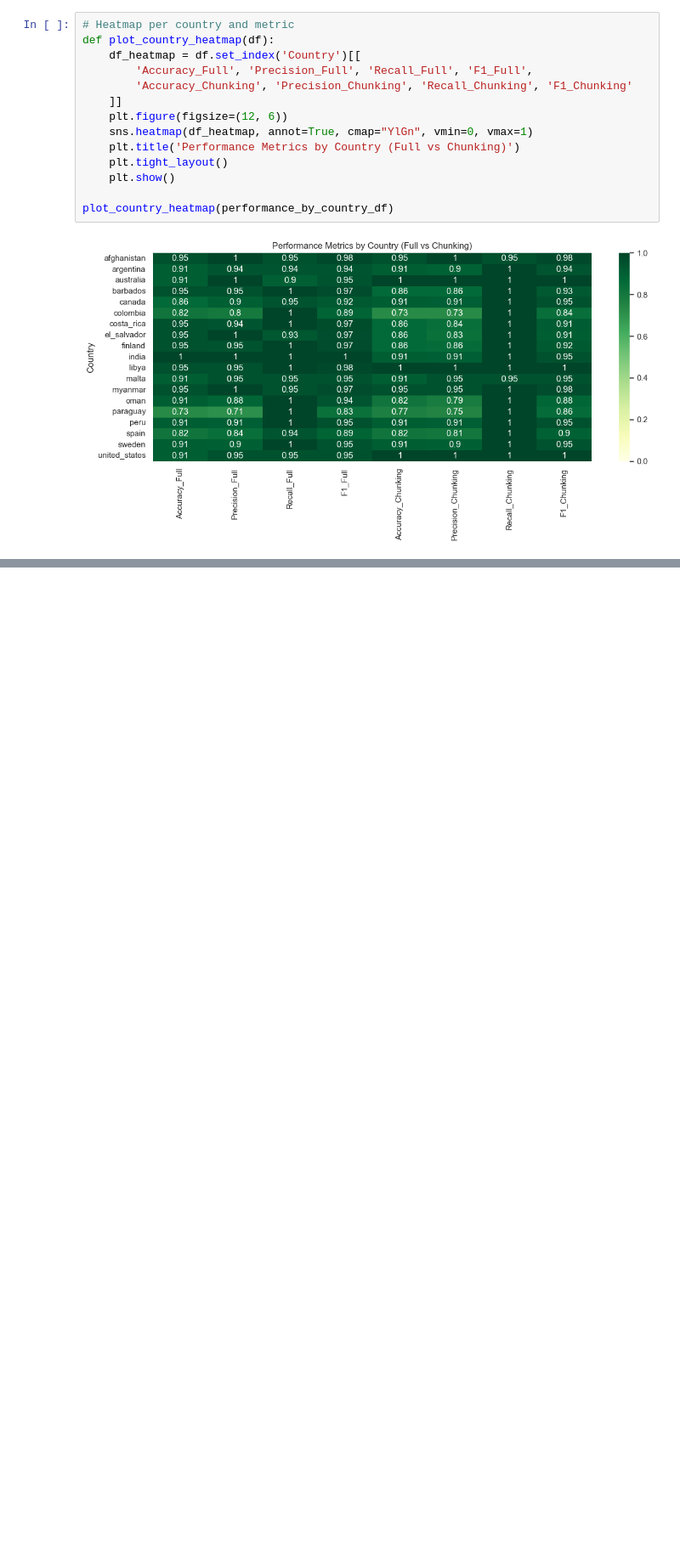
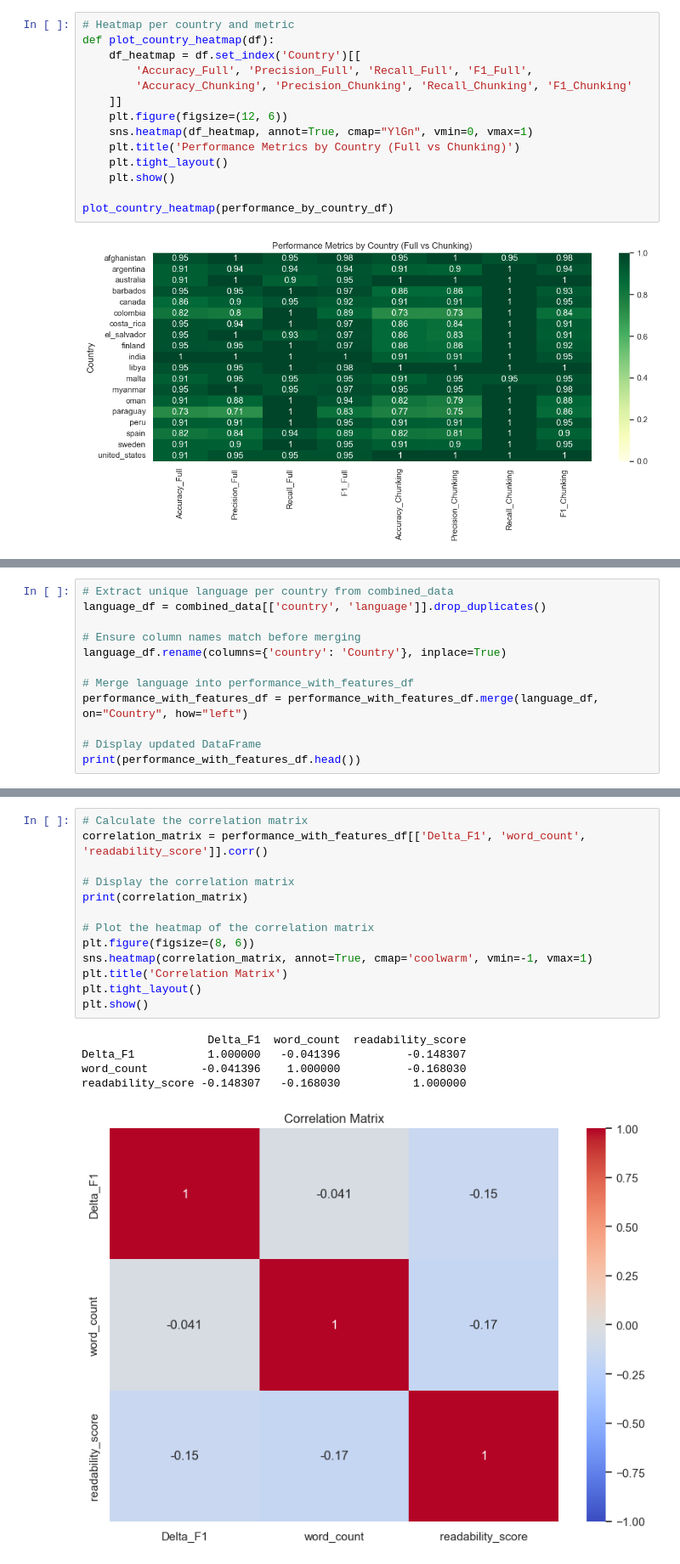
Before and after one commit to gmelmed/UKHSA-Capstone, a Jupyter notebook: notebooks/6-new_performance_yes_no.ipynb, the cells around one changed output, grey strips where cells are left out. Shown at 85% size. Saved outputs shown, nothing was run; the diff lists cells and outputs as text; blank space fills up the shorter version.

```diff
--- a/notebooks/6-new_performance_yes_no.ipynb
+++ b/notebooks/6-new_performance_yes_no.ipynb
@@ -297,0 +461,12 @@ plot_delta_country(performance_by_country_df)
+# %%
+# Extract unique language per country from combined_data
+language_df = combined_data[['country', 'language']].drop_duplicates()
+
+# Ensure column names match before merging
+language_df.rename(columns={'country': 'Country'}, inplace=True)
+
+# Merge language into performance_with_features_df
+performance_with_features_df = performance_with_features_df.merge(language_df, on="Country", how="left")
+
+# Display updated DataFrame
+print(performance_with_features_df.head())
@@ -297,0 +494,19 @@ plot_delta_country(performance_by_country_df)
+# %%
+# Calculate the correlation matrix
+correlation_matrix = performance_with_features_df[['Delta_F1', 'word_count', 'readability_score']].corr()
+
+# Display the correlation matrix
+print(correlation_matrix)
+
+# Plot the heatmap of the correlation matrix
+plt.figure(figsize=(8, 6))
+sns.heatmap(correlation_matrix, annot=True, cmap='coolwarm', vmin=-1, vmax=1)
+plt.title('Correlation Matrix')
+plt.tight_layout()
+plt.show()
+# %% [output]
+                   Delta_F1  word_count  readability_score
+Delta_F1           1.000000   -0.041396          -0.148307
+word_count        -0.041396    1.000000          -0.168030
+readability_score -0.148307   -0.168030           1.000000
+[figure, added]
```
Also changed, not shown: parts of 11 cells of this notebook.
